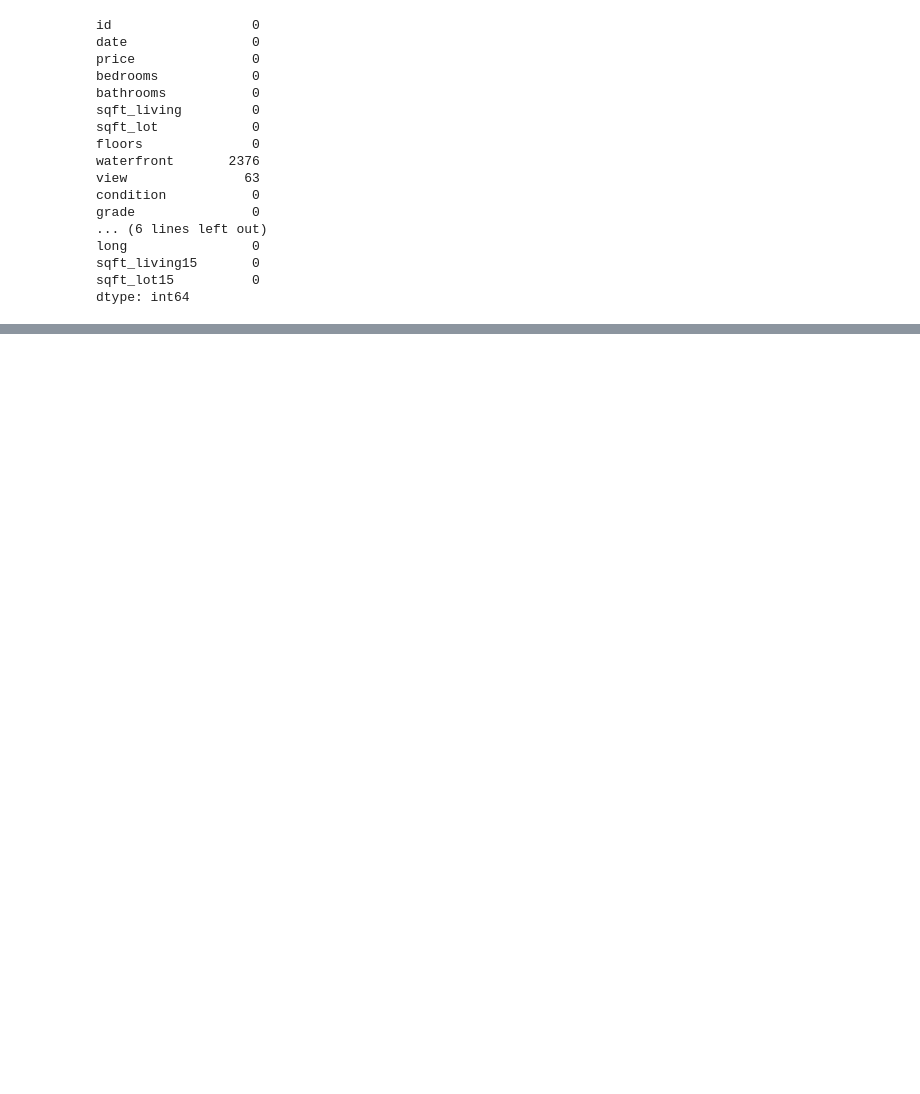
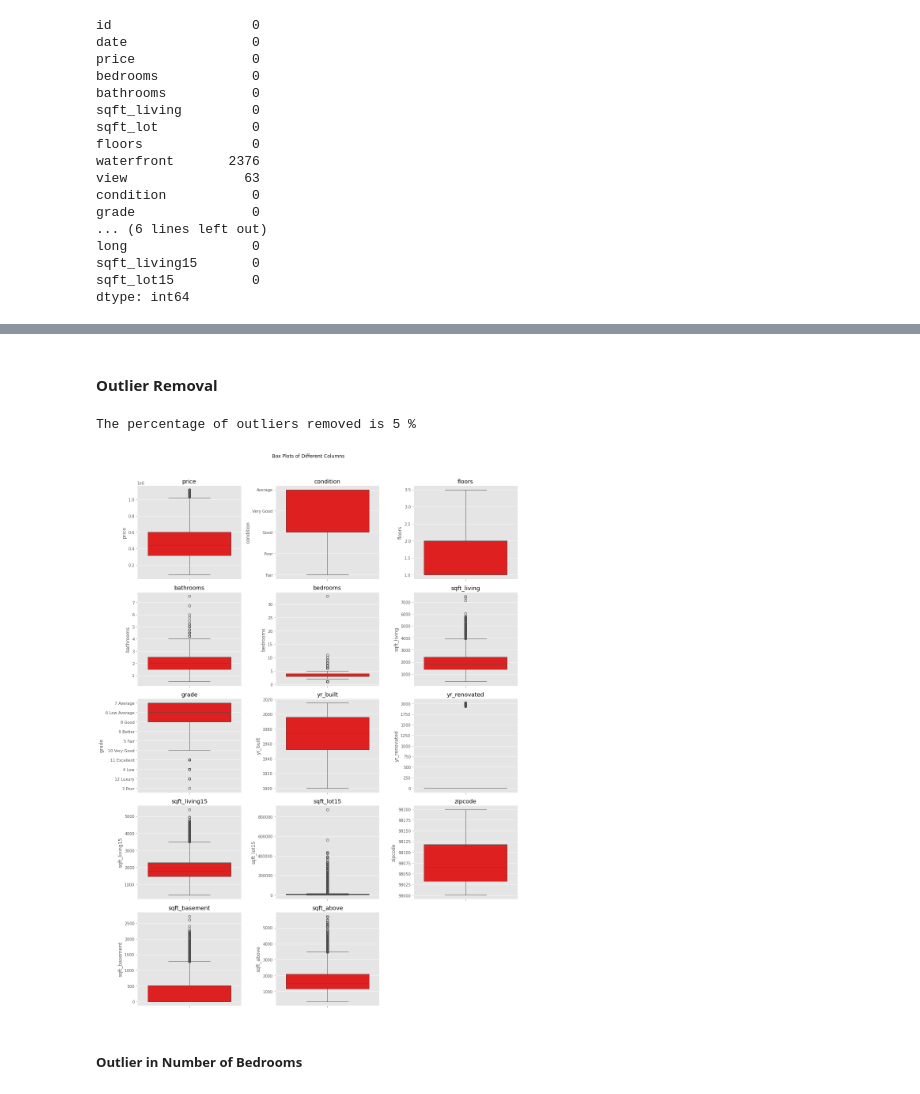
Before and after one commit to Bennie-Kibet/Phase-2-project, a Jupyter notebook: Work/josphat.ipynb, the cells around one changed output, grey strips where cells are left out. Saved outputs shown, nothing was run; the diff lists cells and outputs as text; code cells hidden in the pictures; blank space fills up the shorter version.

Commit message:
Data Abalysis

```diff
--- a/Work/josphat.ipynb
+++ b/Work/josphat.ipynb
@@ -149,0 +221,22 @@ From the above the percentages for missing values are low therefore droping them
+# %%
+
+# Function to replace nulls in column waterfront with the mode of waterfront for the same zipcode
+def replace_null_with_mode(df, target_col, group_col):
+    # Iterating through the rows with null values in the target column
+    for index, row in df[df[target_col].isnull()].iterrows():
+        # Getting the corresponding group value (zipcode)
+        group_value = row[group_col]
+        # Filtering the DataFrame to include only rows with the same group value and non-null target values
+        filtered_df = df[(df[group_col] == group_value) & df[target_col].notnull()]
+        # Getting the mode of the target column in the filtered DataFrame
+        mode_value = filtered_df[target_col].mode()
+        # Checking if mode_value is not empty
+        if not mode_value.empty:
+            # Replacing the null value with the mode value
+            df.at[index, target_col] = mode_value[0]
+    return df
+
+# Replacing nulls in waterfront with the mode of waterfronts for the same zipcode
+df = replace_null_with_mode(df, 'waterfront', 'zipcode')
+
+len(df)
@@ -178,0 +355,27 @@ Name: count, dtype: int64
+# %% [markdown]
+#### **Outlier Removal**
+# %%
+# Function to remove outliers
+def remove_outliers(df2, columns):
+    for column in columns:
+        Q1 = df2[column].quantile(0.25)
+        Q3 = df2[column].quantile(0.75)
+        IQR = Q3 - Q1
+        lower_bound = Q1 - 1.5 * IQR
+        upper_bound = Q3 + 1.5 * IQR
+        df2 = df2[(df2[column] >= lower_bound) & (df2[column] <= upper_bound)]
+    return df2
+
+# Remove outliers from the specified columns
+df_clean_2 = remove_outliers(df_clean_1, ['price'])
+
+# percentage of outliers removed
+print("\033[1mThe percentage of outliers removed is", round((len(df_clean_1)-len(df_clean_2))/len(df_clean_1)*100), "%\033[0m")
+
+# Display the cleaned DataFrame
+boxplot_graph(df_clean_2, 3, columns_to_plot_)
+# %% [output]
+The percentage of outliers removed is 5 %
+[figure, added]
+# %% [markdown]
+##### **Outlier in Number of Bedrooms**
```
Also changed, not shown: parts of 53 cells of this notebook.
